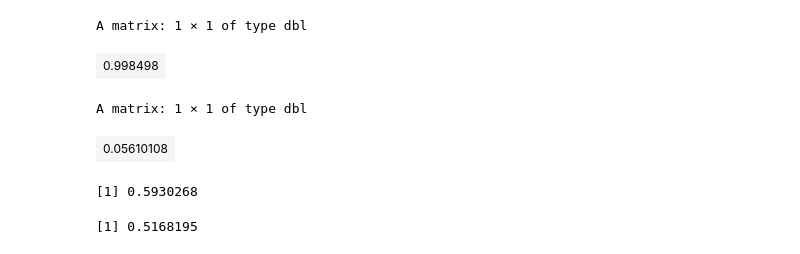
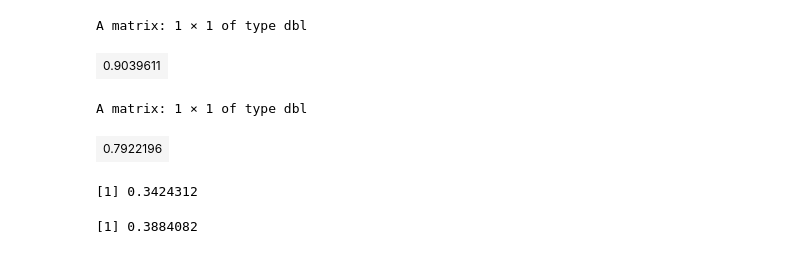
Before and after one commit to Samuelmm15/LPN-on-R, a Jupyter notebook: TIO_P3.ipynb, the cells around one changed output. Saved outputs shown, nothing was run; the diff lists cells and outputs as text; code cells hidden in the pictures.

```diff
--- a/TIO_P3.ipynb
+++ b/TIO_P3.ipynb
@@ -99,26 +174,26 @@ sk    3   -none- numeric
 # %%
 # Pregunta 8: Haga algunas comparaciones entre términos que pertenecen al dominio.
 # compare two terms with the cosine measure
-cosine(myNewMatrix["one",], myNewMatrix["five",])
+cosine(myMatrix["one",], myMatrix["five",])
 # %% [output]
 A matrix: 1 × 1 of type dbl
-| 0.998498 |
+| 0.9039611 |
 # %%
 # Pregunta 8: Haga algunas comparaciones entre términos que pertenecen al dominio.
 # compare two terms with the cosine measure
-cosine(myNewMatrix["last",], myNewMatrix["export",])
+cosine(myMatrix["five",], myMatrix["thou",])
 # %% [output]
 A matrix: 1 × 1 of type dbl
-| 0.05610108 |
+| 0.7922196 |
 # %%
 # Pregunta 8: Haga algunas comparaciones entre similitud entre documentos
 # compare two documents with pearson
-cor(myNewMatrix[,1], myNewMatrix[,2], method="pearson")
+cor(myMatrix[,1], myMatrix[,2], method="pearson")
 # %% [output]
-[1] 0.5930268
+[1] 0.3424312
 # %%
 # Pregunta 8: Haga algunas comparaciones entre similitud entre documentos
 # compare two documents with pearson
-cor(myNewMatrix[,5], myNewMatrix[,20], method="pearson")
+cor(myMatrix[,5], myMatrix[,20], method="pearson")
 # %% [output]
-[1] 0.5168195
+[1] 0.3884082
```
Also changed, not shown: parts of 10 cells of this notebook.
